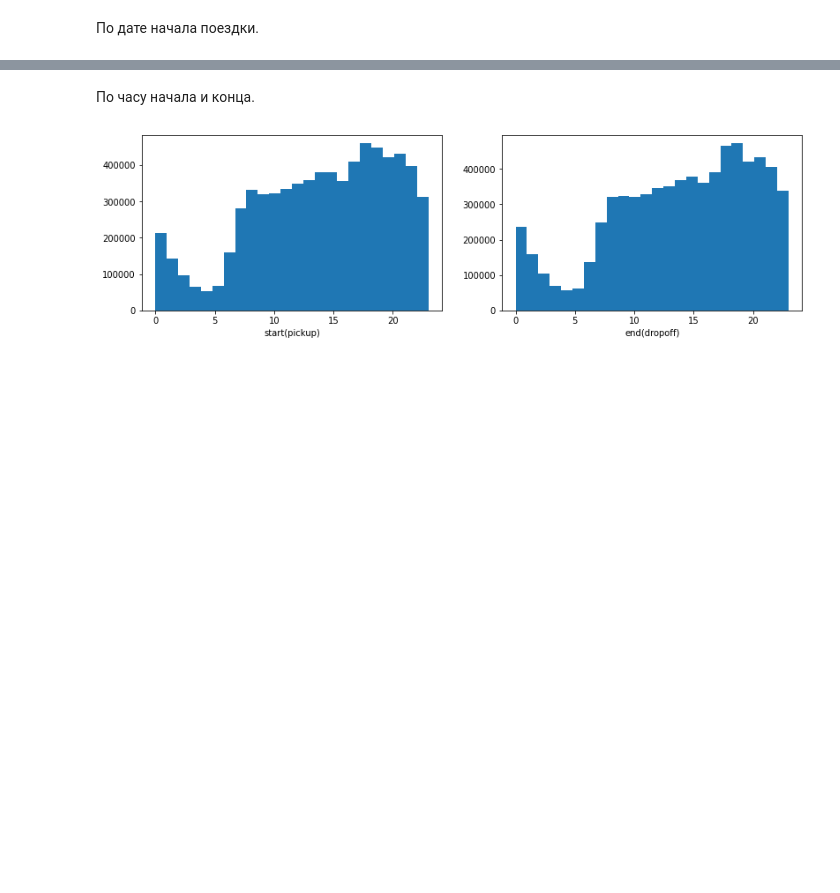
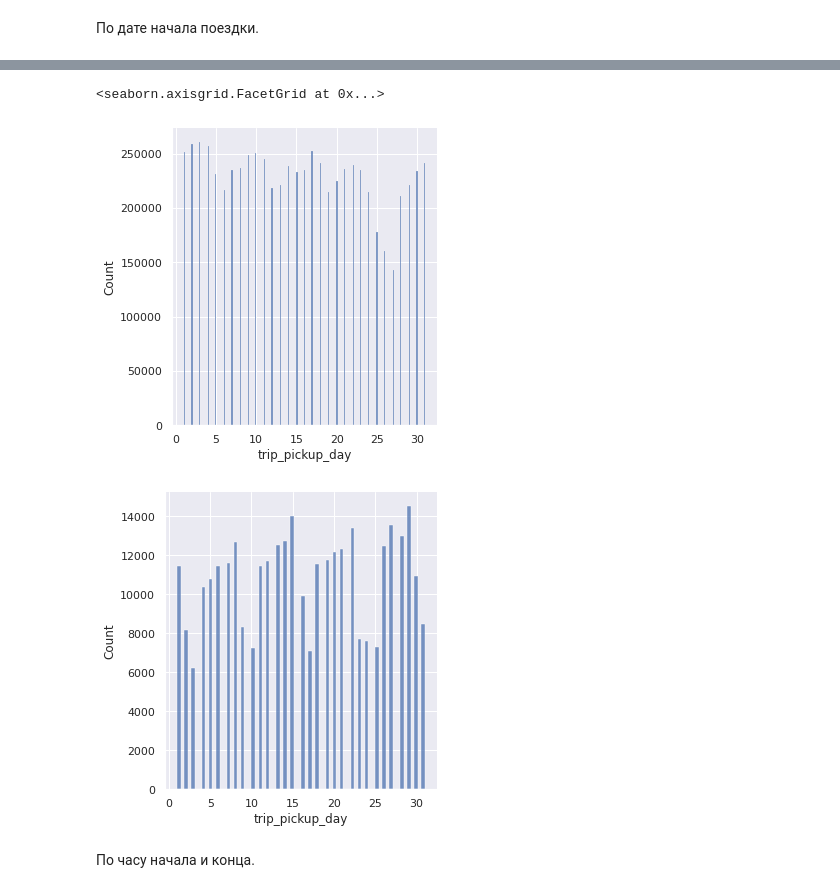
Before and after one commit to dasfex/taxi-trips, a Jupyter notebook: trips.ipynb, the cells around one changed output, grey strips where cells are left out. Cells and saved outputs as stored; diff of their text form; code cells hidden in the pictures; blank space fills up the shorter version.

```diff
--- a/trips.ipynb
+++ b/trips.ipynb
@@ -51,0 +71,6 @@ trips['tpep_dropoff_datetime'] = pd.to_datetime(trips.tpep_dropoff_datetime)
+# %%
+trips19['tpep_pickup_datetime'] = pd.to_datetime(trips19.tpep_pickup_datetime)
+trips19['tpep_dropoff_datetime'] = pd.to_datetime(trips19.tpep_dropoff_datetime)
+
+trips20['tpep_pickup_datetime'] = pd.to_datetime(trips20.tpep_pickup_datetime)
+trips20['tpep_dropoff_datetime'] = pd.to_datetime(trips20.tpep_dropoff_datetime)
@@ -138,12 +199,9 @@ trips.trip_pickup_day.hist(bins=31)
+# %%
+sns.displot(trips19, x='trip_pickup_day')
+sns.displot(trips20, x='trip_pickup_day')
+# %% [output]
+<seaborn.axisgrid.FacetGrid at 0x...>
+[figure, added]
+[figure, added]
 # %% [markdown]
 По часу начала и конца.
-# %%
-plt.figure(figsize=(50, 30))
-plt.subplot(7, 7, 1)
-plt.xlabel('start(pickup)')
-arr_val1 = plt.hist(trips.trip_pickup_hour, bins=24)
-plt.subplot(7, 7, 2)
-plt.xlabel('end(dropoff)')
-arr_val2 = plt.hist(trips.trip_dropoff_hour, bins=24)
-# %% [output]
-[figure, removed]
```
Also changed, not shown: parts of 35 cells of this notebook.
